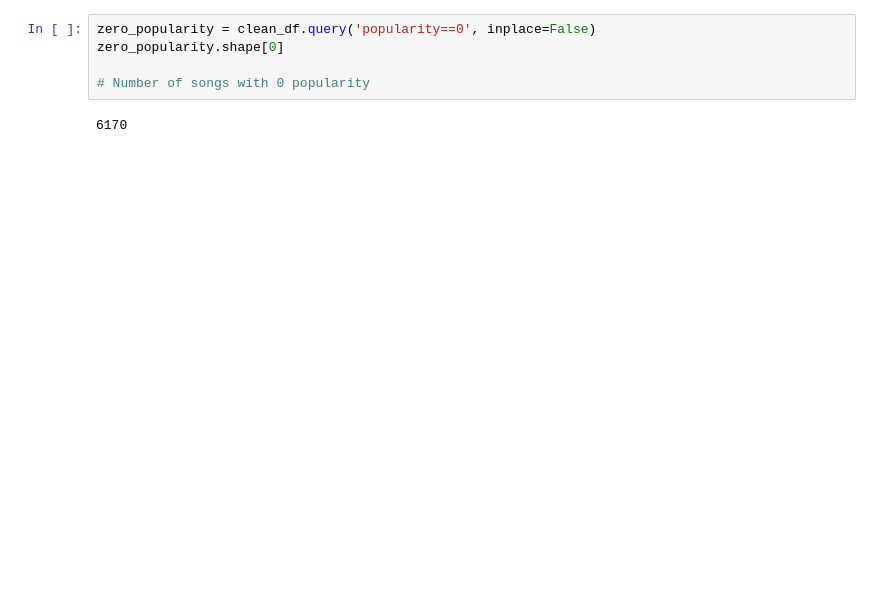
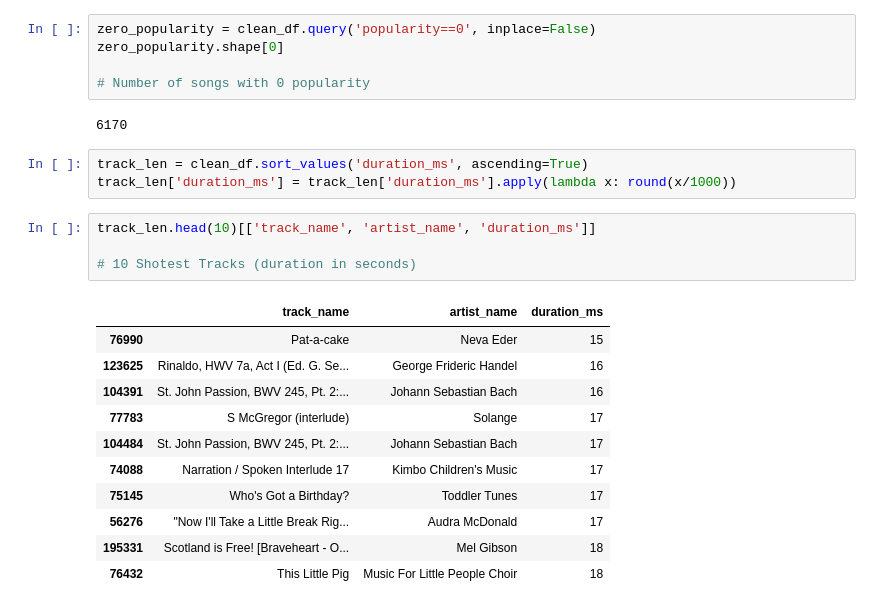
Before and after one commit to AtharvaTaras/Spotify-EDA, a Jupyter notebook: Spotify.ipynb, the cells around one changed output. Cells and saved outputs as stored; diff of their text form; blank space fills up the shorter version.

```diff
--- a/Spotify.ipynb
+++ b/Spotify.ipynb
@@ -131,3 +131,22 @@ zero_popularity.shape[0]
 # Number of songs with 0 popularity
 # %% [output]
 6170
+# %%
+track_len = clean_df.sort_values('duration_ms', ascending=True)
+track_len['duration_ms'] = track_len['duration_ms'].apply(lambda x: round(x/1000))
+# %%
+track_len.head(10)[['track_name', 'artist_name', 'duration_ms']]
+
+# 10 Shotest Tracks (duration in seconds)
+# %% [output]
+|  | track_name | artist_name | duration_ms |
+| 76990 | Pat-a-cake | Neva Eder | 15 |
+| 123625 | Rinaldo, HWV 7a, Act I (Ed. G. Se... | George Frideric Handel | 16 |
+| 104391 | St. John Passion, BWV 245, Pt. 2:... | Johann Sebastian Bach | 16 |
+| 77783 | S McGregor (interlude) | Solange | 17 |
+| 104484 | St. John Passion, BWV 245, Pt. 2:... | Johann Sebastian Bach | 17 |
+| 74088 | Narration / Spoken Interlude 17 | Kimbo Children's Music | 17 |
+| 75145 | Who's Got a Birthday? | Toddler Tunes | 17 |
+| 56276 | "Now I'll Take a Little Break Rig... | Audra McDonald | 17 |
+| 195331 | Scotland is Free! [Braveheart - O... | Mel Gibson | 18 |
+| 76432 | This Little Pig | Music For Little People Choir | 18 |
```
Also changed, not shown: parts of 3 cells of this notebook.
